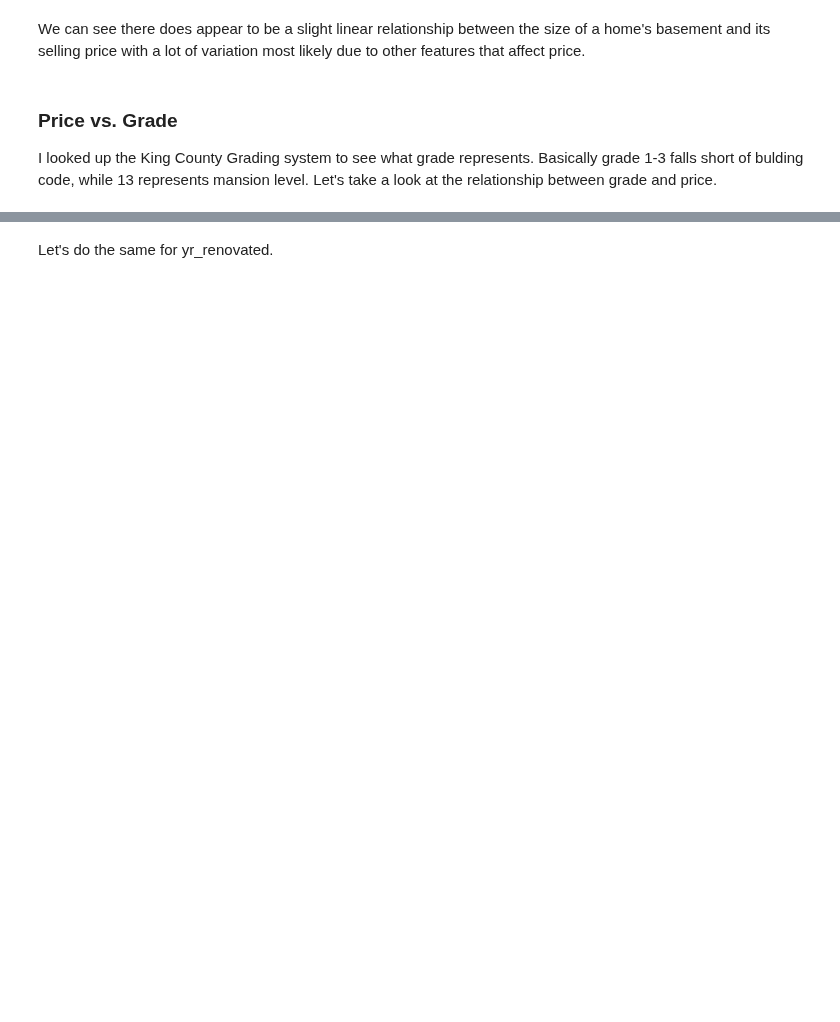
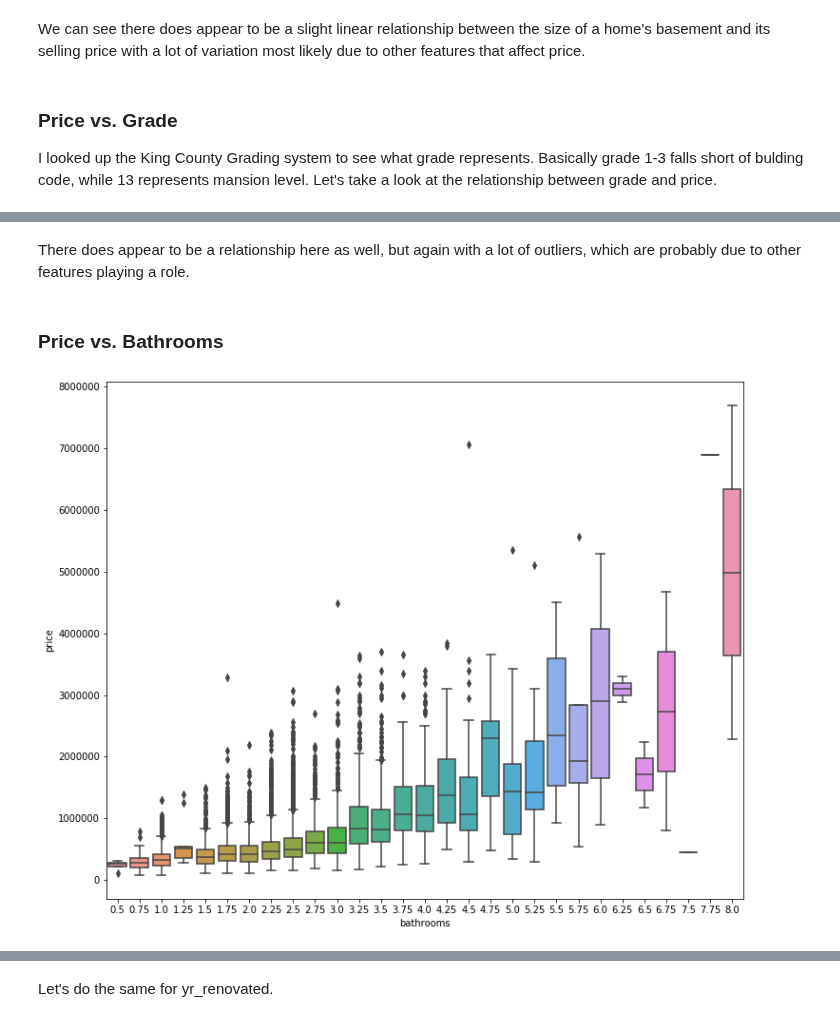
Before and after one commit to JessicaFB/Flipping-Houses-Strategy, a Jupyter notebook: student.ipynb, the cells around one changed output, grey strips where cells are left out. Drawn from its saved outputs; the diff is of its cells as text; code cells hidden in the pictures; blank space fills up the shorter version.

```diff
--- a/student.ipynb
+++ b/student.ipynb
@@ -351,0 +326,11 @@ Something to note is that the top 1% of home prices were removed as extreme outl
+# %% [markdown]
+There does appear to be a relationship here as well, but again with a lot of outliers, which are probably due to other features playing a role.
+# %% [markdown]
+### Price vs. Bathrooms
+# %%
+# Use box plot to see the relationship between bathrooms & price
+
+plt.figure(figsize=(12,10))
+fig = sns.boxplot(x='bathrooms', y='price', data=df)
+# %% [output]
+[figure, added]
```
Also changed, not shown: parts of 48 cells of this notebook, 1 other file.
